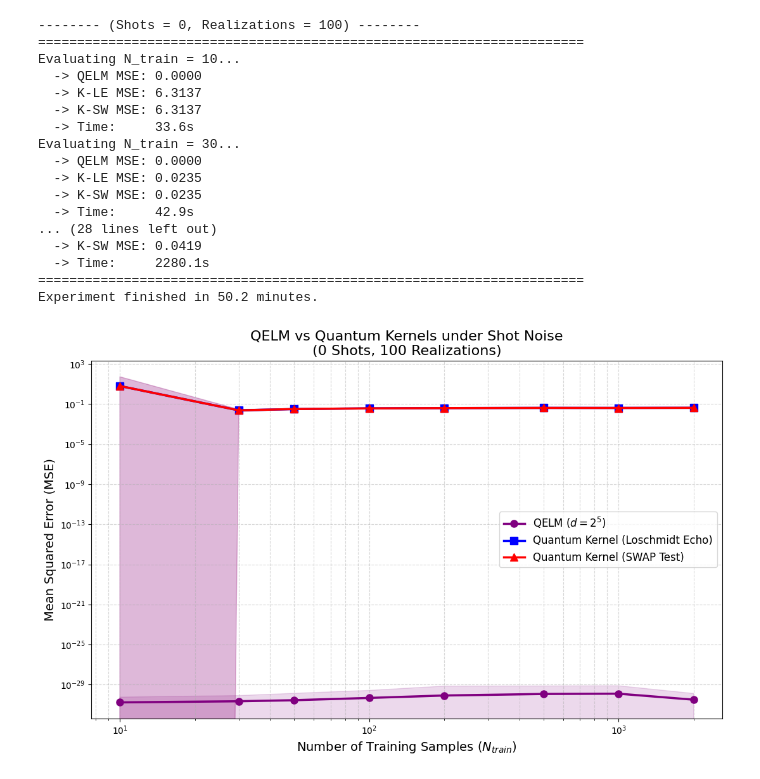
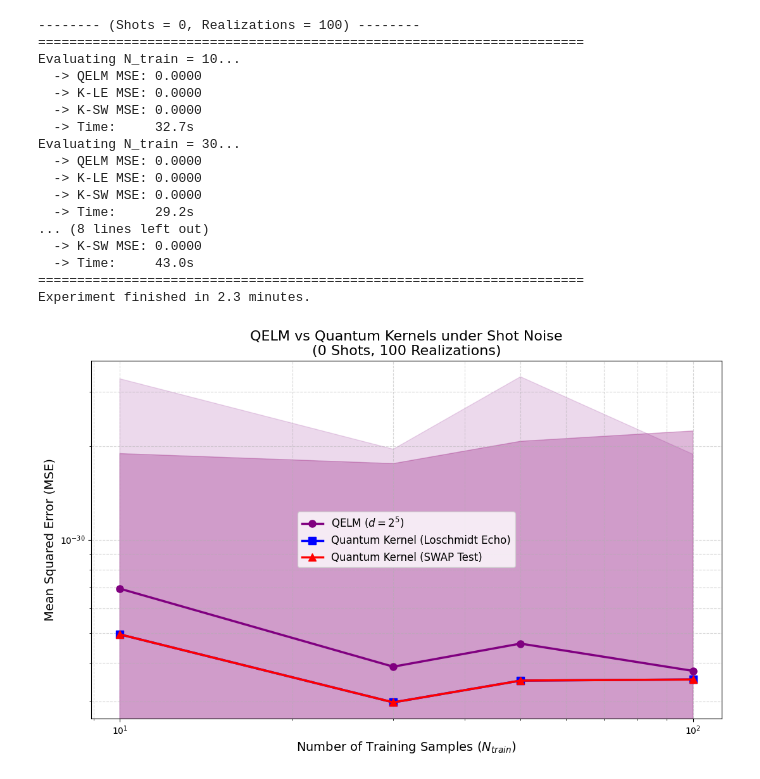
Before and after one commit to gianmarco-f/ML, a Jupyter notebook: QELMvsKER/optimizationtry.ipynb, the cells around one changed output. Drawn from its saved outputs; the diff is of its cells as text; code cells hidden in the pictures.

```diff
--- a/QELMvsKER/optimizationtry.ipynb
+++ b/QELMvsKER/optimizationtry.ipynb
@@ -13,6 +10,6 @@ The autoreload extension is already loaded. To reload it, use:
 # %%
 ####### Settings #########
-N_train_list = [10, 30, 50, 100, 200, 500, 1000, 2000]
+N_train_list = [10, 30, 50, 100]
 N_test = 200
 num_realizations = 100
 num_shots = 0
@@ -44,8 +41,9 @@ for N_train in N_train_list:
 
     for r in range(num_realizations):
         ds = myQML.QuantumDatasetGenerator(N_train, N_test, myQML.X)
-        ds.generate_density_matrices()
-        ds.compute_expectation_values()
+        ds.generate_density_matrices_vec()
+        ds.compute_expectation_values_vec()
+
         rho_train, y_train = ds.get_training_dataset()
         rho_test, y_test = ds.get_test_dataset()
 
@@ -58,18 +56,18 @@ for N_train in N_train_list:
             keep_subsystem=1,
             num_shots=num_shots
         )
-        qelm.fit(rho_train, y_train)
-        mse_runs['QELM'].append(np.mean((qelm.predict(rho_test) - y_test)**2))
+        qelm.fit_vec(rho_train, y_train)
+        mse_runs['QELM'].append(np.mean((qelm.predict_vec(rho_test) - y_test)**2))
 
         # Kernel LE
         kernel_le = myQML.QuantumKernelRegression(reg_lambda, num_shots)
-        kernel_le.fit(rho_train, y_train, "le")
-        mse_runs['Kernel_LE'].append(np.mean((kernel_le.predict(rho_test) - y_test)**2))
+        kernel_le.fit_vec(rho_train, y_train, "le")
+        mse_runs['Kernel_LE'].append(np.mean((kernel_le.predict_vec(rho_test) - y_test)**2))
 
         # Kernel SWAP
         kernel_swap = myQML.QuantumKernelRegression(reg_lambda, num_shots)
-        kernel_swap.fit(rho_train, y_train, "swap")
-        mse_runs['Kernel_SWAP'].append(np.mean((kernel_swap.predict(rho_test) - y_test)**2))
+        kernel_swap.fit_vec(rho_train, y_train, "swap")
+        mse_runs['Kernel_SWAP'].append(np.mean((kernel_swap.predict_vec(rho_test) - y_test)**2))
 
     # Store results
     for key in results.keys():
@@ -115,41 +113,41 @@ plt.legend(fontsize=12)
 plt.tight_layout()
 plt.show()
 
 for model in results.keys():
     mean_arr = np.array(results[model])
     median_arr = np.array(results_median[model])
     std_arr = np.array(stds[model])
 
     plt.plot(N_arr, median_arr, label=labels[model], color=colors[model],
              marker=markers[model], linewidth=2.5, markersize=8)
     plt.fill_between(N_arr, mean_arr - std_arr, mean_arr + std_arr,
                      color=colors[model], alpha=0.15)
 
 plt.xscale('log')
 plt.yscale('log')
 plt.xlabel('Number of Training Samples ($N_{train}$)', fontsize=14)
 plt.ylabel('Mean Squared Error (MSE)', fontsize=14)
 plt.title(f'QELM vs Quantum Kernels under Shot Noise\n({num_shots} Shots, {num_realizations} Realizations)', fontsize=16)
 plt.grid(True, which="both", ls="--", alpha=0.5)
 plt.legend(fontsize=12)
 plt.tight_layout()
 plt.show()
 # %% [output]
 -------- (Shots = 0, Realizations = 100) --------
 ======================================================================
 Evaluating N_train = 10...
   -> QELM MSE: 0.0000
-  -> K-LE MSE: 6.3137
-  -> K-SW MSE: 6.3137
-  -> Time:     33.6s
+  -> K-LE MSE: 0.0000
+  -> K-SW MSE: 0.0000
+  -> Time:     32.7s
 Evaluating N_train = 30...
   -> QELM MSE: 0.0000
-  -> K-LE MSE: 0.0235
-  -> K-SW MSE: 0.0235
-  -> Time:     42.9s
-... (28 lines left out)
-  -> K-SW MSE: 0.0419
-  -> Time:     2280.1s
+  -> K-LE MSE: 0.0000
+  -> K-SW MSE: 0.0000
+  -> Time:     29.2s
+... (8 lines left out)
+  -> K-SW MSE: 0.0000
+  -> Time:     43.0s
 ======================================================================
-Experiment finished in 50.2 minutes.
+Experiment finished in 2.3 minutes.
-[figure, old version]
+[figure, new version]
```
Also changed, not shown: parts of 4 cells of this notebook, 3 other files.
